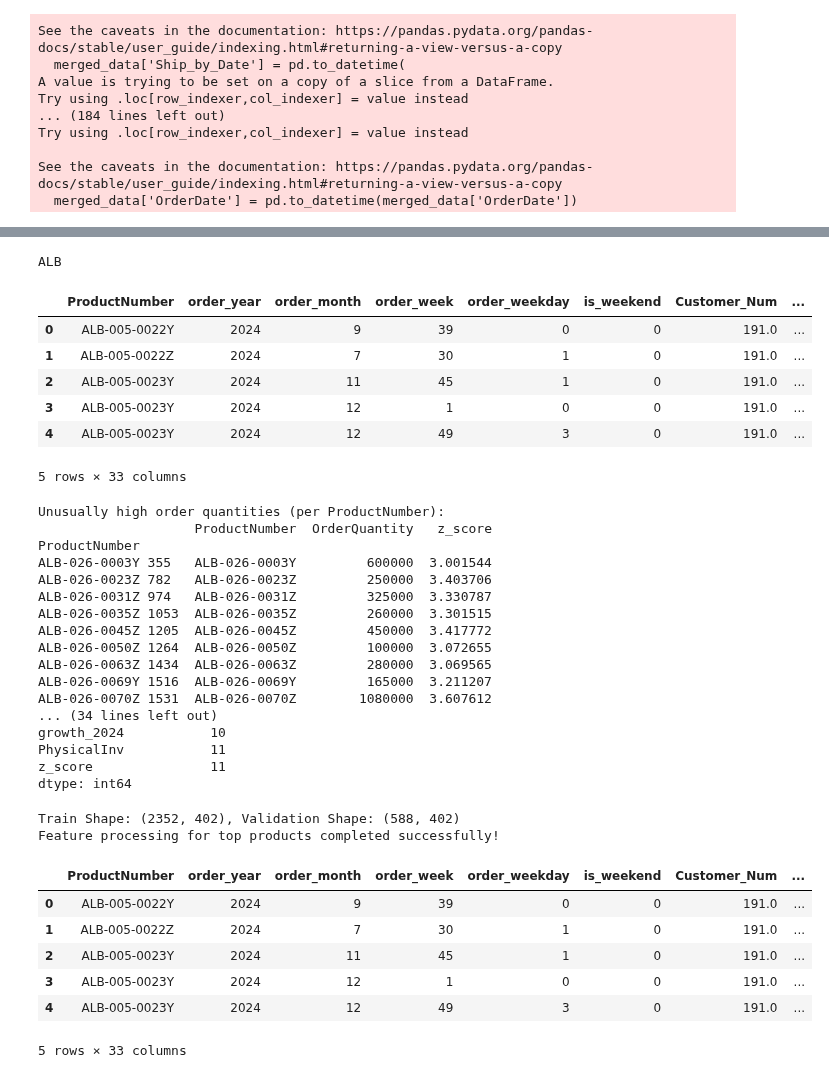
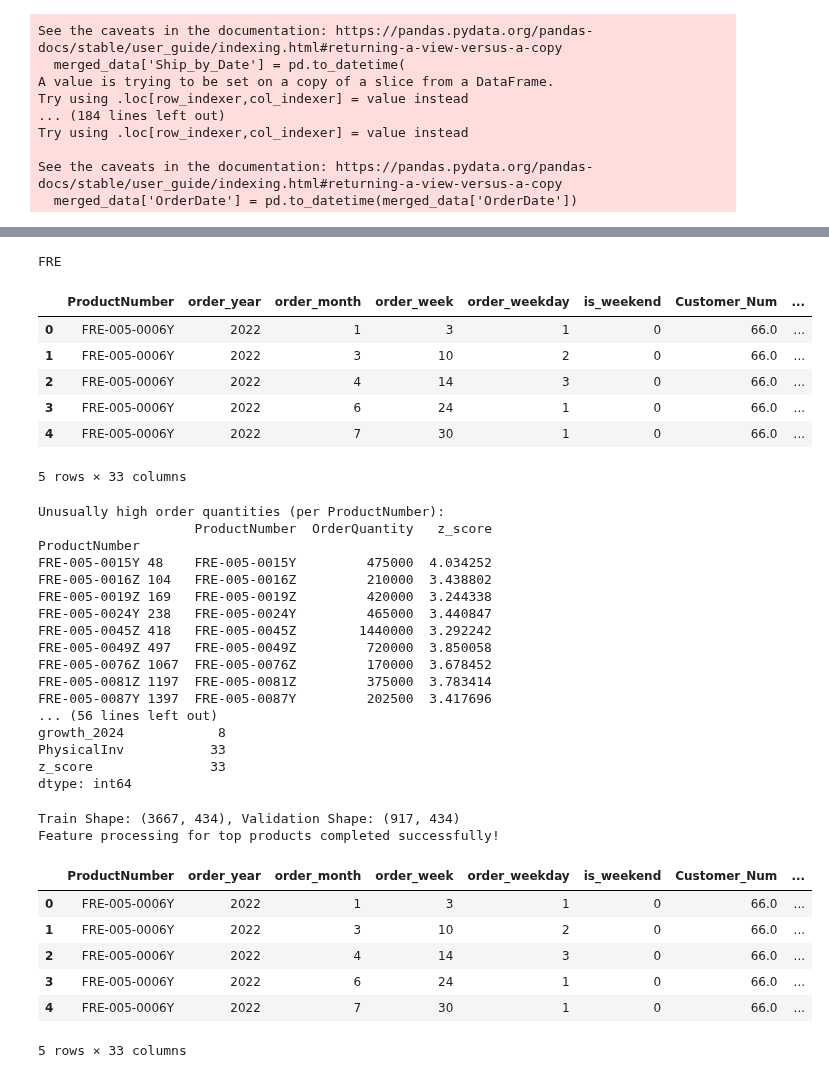
Before and after one commit to mwilko/SCM-Predictive-Analytics, a Jupyter notebook: notebooks/neural_network/cust_demand_forecast_nn.ipynb, the cells around one changed output, grey strips where cells are left out. Cells and saved outputs as stored; diff of their text form; code cells hidden in the pictures.

```diff
--- a/notebooks/neural_network/cust_demand_forecast_nn.ipynb
+++ b/notebooks/neural_network/cust_demand_forecast_nn.ipynb
@@ -71,21 +71,21 @@ All custom codes for existing products:
 # %%
 # define the features and target variable from 'product_sales'
 # CHANGE THE CUSTOMER CODE HERE >>>>>>>>>>
-custom_code_df = pd.DataFrame(ph.get_custom_code_data('ALB'))
+custom_code_df = pd.DataFrame(ph.get_custom_code_data('FRE'))
 
 # customer code for later referencing
 custom_ref = custom_code_df.loc[0, 'ProductNumber'][:3].lower().upper()
 print(custom_ref)
 
 custom_code_df.head()
 # %% [output]
-ALB
+FRE
 |  | ProductNumber | order_year | order_month | order_week | order_weekday | is_weekend | Customer_Num | ... |
-| 0 | ALB-005-0022Y | 2024 | 9 | 39 | 0 | 0 | 191.0 | ... |
-| 1 | ALB-005-0022Z | 2024 | 7 | 30 | 1 | 0 | 191.0 | ... |
-| 2 | ALB-005-0023Y | 2024 | 11 | 45 | 1 | 0 | 191.0 | ... |
-| 3 | ALB-005-0023Y | 2024 | 12 | 1 | 0 | 0 | 191.0 | ... |
-| 4 | ALB-005-0023Y | 2024 | 12 | 49 | 3 | 0 | 191.0 | ... |
+| 0 | FRE-005-0006Y | 2022 | 1 | 3 | 1 | 0 | 66.0 | ... |
+| 1 | FRE-005-0006Y | 2022 | 3 | 10 | 2 | 0 | 66.0 | ... |
+| 2 | FRE-005-0006Y | 2022 | 4 | 14 | 3 | 0 | 66.0 | ... |
+| 3 | FRE-005-0006Y | 2022 | 6 | 24 | 1 | 0 | 66.0 | ... |
+| 4 | FRE-005-0006Y | 2022 | 7 | 30 | 1 | 0 | 66.0 | ... |
 5 rows × 33 columns
 # %%
 from scipy import stats
@@ -124,19 +124,19 @@ custom_code_df = df_cleaned
 Unusually high order quantities (per ProductNumber):
                     ProductNumber  OrderQuantity   z_score
 ProductNumber
-ALB-026-0003Y 355   ALB-026-0003Y         600000  3.001544
-ALB-026-0023Z 782   ALB-026-0023Z         250000  3.403706
-ALB-026-0031Z 974   ALB-026-0031Z         325000  3.330787
-ALB-026-0035Z 1053  ALB-026-0035Z         260000  3.301515
-ALB-026-0045Z 1205  ALB-026-0045Z         450000  3.417772
-ALB-026-0050Z 1264  ALB-026-0050Z         100000  3.072655
-ALB-026-0063Z 1434  ALB-026-0063Z         280000  3.069565
-ALB-026-0069Y 1516  ALB-026-0069Y         165000  3.211207
-ALB-026-0070Z 1531  ALB-026-0070Z        1080000  3.607612
-... (34 lines left out)
-growth_2024           10
-PhysicalInv           11
-z_score               11
+FRE-005-0015Y 48    FRE-005-0015Y         475000  4.034252
+FRE-005-0016Z 104   FRE-005-0016Z         210000  3.438802
+FRE-005-0019Z 169   FRE-005-0019Z         420000  3.244338
+FRE-005-0024Y 238   FRE-005-0024Y         465000  3.440847
+FRE-005-0045Z 418   FRE-005-0045Z        1440000  3.292242
+FRE-005-0049Z 497   FRE-005-0049Z         720000  3.850058
+FRE-005-0076Z 1067  FRE-005-0076Z         170000  3.678452
+FRE-005-0081Z 1197  FRE-005-0081Z         375000  3.783414
+FRE-005-0087Y 1397  FRE-005-0087Y         202500  3.417696
+... (56 lines left out)
+growth_2024            8
+PhysicalInv           33
+z_score               33
 dtype: int64
 # %%
 from sklearn.compose import ColumnTransformer
@@ -173,5 +173,5 @@ X_transformed = preprocessor.fit_transform(X)
 # %%
-customer_total = df.copy()
+customer_total = custom_code_df.copy()
 
 # define features and target
 features = ['ProductNumber', 'order_month', 'order_week', 'order_weekday',
@@ -217,14 +217,14 @@ print("Feature processing for top products completed successfully!")
 
 customer_total.head()
 # %% [output]
-Train Shape: (2352, 402), Validation Shape: (588, 402)
+Train Shape: (3667, 434), Validation Shape: (917, 434)
 Feature processing for top products completed successfully!
 |  | ProductNumber | order_year | order_month | order_week | order_weekday | is_weekend | Customer_Num | ... |
-| 0 | ALB-005-0022Y | 2024 | 9 | 39 | 0 | 0 | 191.0 | ... |
-| 1 | ALB-005-0022Z | 2024 | 7 | 30 | 1 | 0 | 191.0 | ... |
-| 2 | ALB-005-0023Y | 2024 | 11 | 45 | 1 | 0 | 191.0 | ... |
-| 3 | ALB-005-0023Y | 2024 | 12 | 1 | 0 | 0 | 191.0 | ... |
-| 4 | ALB-005-0023Y | 2024 | 12 | 49 | 3 | 0 | 191.0 | ... |
+| 0 | FRE-005-0006Y | 2022 | 1 | 3 | 1 | 0 | 66.0 | ... |
+| 1 | FRE-005-0006Y | 2022 | 3 | 10 | 2 | 0 | 66.0 | ... |
+| 2 | FRE-005-0006Y | 2022 | 4 | 14 | 3 | 0 | 66.0 | ... |
+| 3 | FRE-005-0006Y | 2022 | 6 | 24 | 1 | 0 | 66.0 | ... |
+| 4 | FRE-005-0006Y | 2022 | 7 | 30 | 1 | 0 | 66.0 | ... |
 5 rows × 33 columns
 # %%
 from model_utils import *
```
Also changed, not shown: parts of 15 cells of this notebook, 20 other files.
